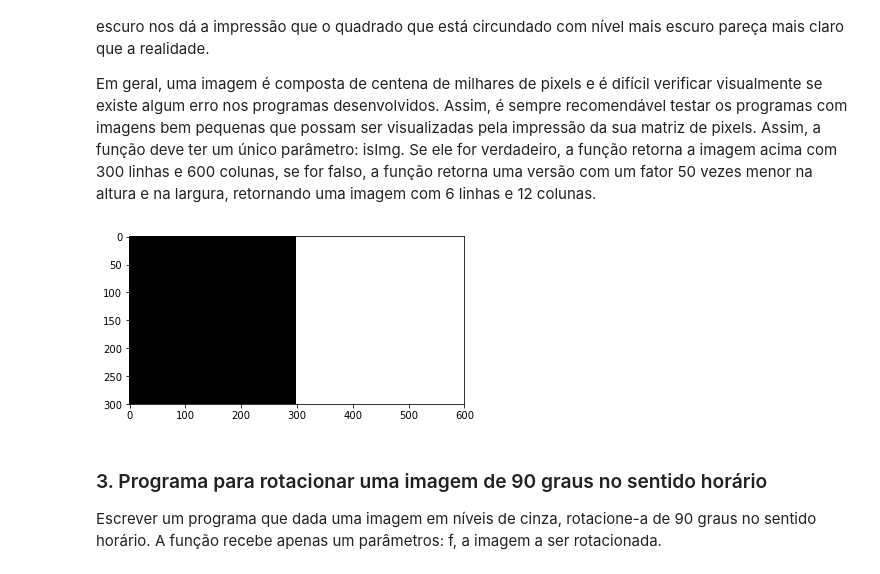
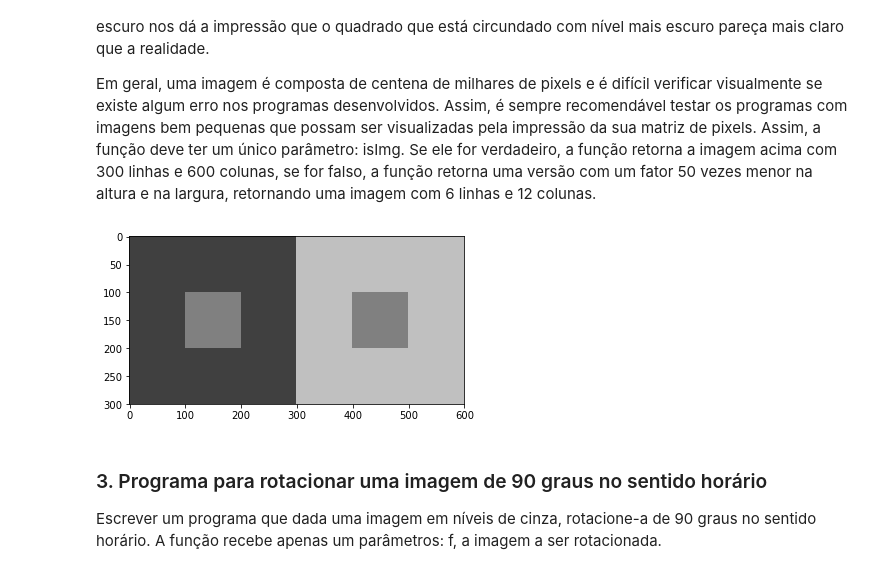
Before and after one commit to gustavoem/bcc, a Jupyter notebook: 7semestre/417/ep1/Matos8546051.ipynb, the cells around one changed output. Cells and saved outputs as stored; diff of their text form; code cells hidden in the pictures.

```diff
--- a/7semestre/417/ep1/Matos8546051.ipynb
+++ b/7semestre/417/ep1/Matos8546051.ipynb
@@ -35,13 +35,18 @@ Esta imagem será utilizada para demonstrar nossa percepção relativa. Apesar d
 
 Em geral, uma imagem é composta de centena de milhares de pixels e é difícil verificar visualmente se existe algum erro nos programas desenvolvidos. Assim, é sempre recomendável testar os programas com imagens bem pequenas que possam ser visualizadas pela impressão da sua matriz de pixels. Assim, a função deve ter um único parâmetro: isImg. Se ele for verdadeiro, a função retorna a imagem acima com 300 linhas e 600 colunas, se for falso, a função retorna uma versão com um fator 50 vezes menor na altura e na largura, retornando uma imagem com 6 linhas e 12 colunas.
 # %%
-E = np.full((300, 300), 64, dtype='uint8')
-D = np.full((300, 300), 192, dtype='uint8')
-img = np.concatenate ((E, D), axis=1)
-plt.imshow (img, cmap='gray')
+def quadrados ():
+    E = np.full((300, 300), 64, dtype='uint8')
+    E[100:200, 100:200] = 128
+    D = np.full((300, 300), 192, dtype='uint8')
+    D[100:200, 100:200] = 128
+    img = np.concatenate ((E, D), axis=1)
+    return img
+
+plt.imshow (quadrados (), cmap='gray', vmin=0, vmax=255)
 plt.show ()
 # %% [output]
-[figure, old version]
+[figure, new version]
 # %% [markdown]
 ### 3. Programa para rotacionar uma imagem de 90 graus no sentido horário
 
```
Also changed, not shown: parts of 2 cells of this notebook.
